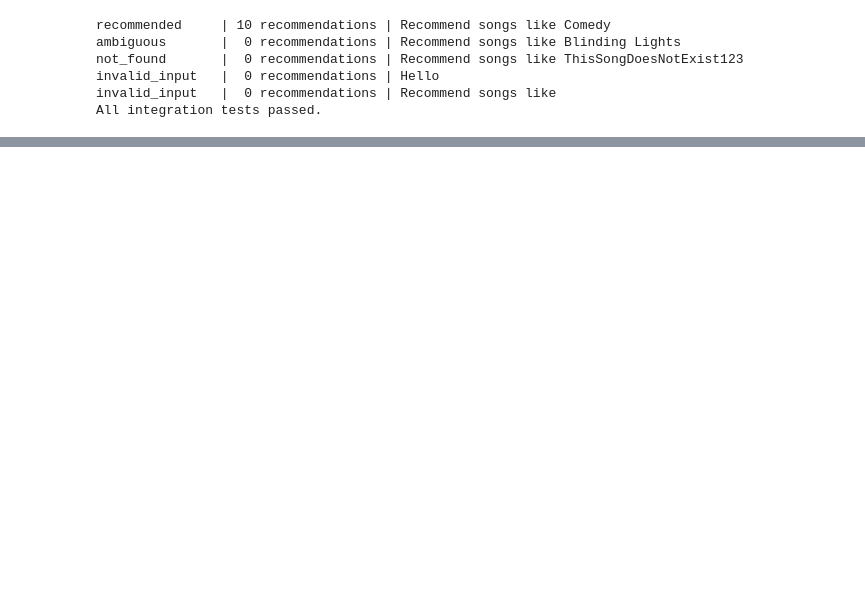
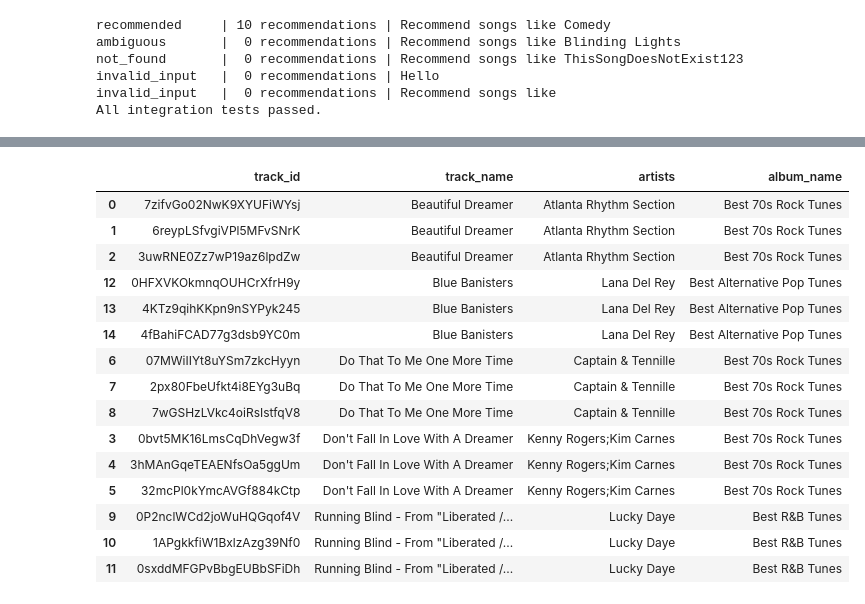
Before and after one commit to samyak-anand/song-recommendations-, a Jupyter notebook: lg_example/02_langgraph_song_lookup.ipynb, the cells around one changed output, grey strips where cells are left out. Cells and saved outputs as stored; diff of their text form; code cells hidden in the pictures; blank space fills up the shorter version.

```diff
--- a/lg_example/02_langgraph_song_lookup.ipynb
+++ b/lg_example/02_langgraph_song_lookup.ipynb
@@ -357,0 +624,33 @@ All integration tests passed.
+# %%
+# Show sample duplicate records with their track IDs.
+
+sample_groups = duplicate_groups.head(5)[metadata_columns]
+
+sample_records = duplicate_records.merge(
+    sample_groups,
+    on=metadata_columns,
+    how="inner"
+)
+
+display(
+    sample_records[
+        ["track_id", "track_name", "artists", "album_name"]
+    ].sort_values(metadata_columns)
+)
+# %% [output]
+|  | track_id | track_name | artists | album_name |
+| 0 | 7zifvGo02NwK9XYUFiWYsj | Beautiful Dreamer | Atlanta Rhythm Section | Best 70s Rock Tunes |
+| 1 | 6reypLSfvgiVPl5MFvSNrK | Beautiful Dreamer | Atlanta Rhythm Section | Best 70s Rock Tunes |
+| 2 | 3uwRNE0Zz7wP19az6lpdZw | Beautiful Dreamer | Atlanta Rhythm Section | Best 70s Rock Tunes |
+| 12 | 0HFXVKOkmnqOUHCrXfrH9y | Blue Banisters | Lana Del Rey | Best Alternative Pop Tunes |
+| 13 | 4KTz9qihKKpn9nSYPyk245 | Blue Banisters | Lana Del Rey | Best Alternative Pop Tunes |
+| 14 | 4fBahiFCAD77g3dsb9YC0m | Blue Banisters | Lana Del Rey | Best Alternative Pop Tunes |
+| 6 | 07MWiIIYt8uYSm7zkcHyyn | Do That To Me One More Time | Captain & Tennille | Best 70s Rock Tunes |
+| 7 | 2px80FbeUfkt4i8EYg3uBq | Do That To Me One More Time | Captain & Tennille | Best 70s Rock Tunes |
+| 8 | 7wGSHzLVkc4oiRsIstfqV8 | Do That To Me One More Time | Captain & Tennille | Best 70s Rock Tunes |
+| 3 | 0bvt5MK16LmsCqDhVegw3f | Don't Fall In Love With A Dreamer | Kenny Rogers;Kim Carnes | Best 70s Rock Tunes |
+| 4 | 3hMAnGqeTEAENfsOa5ggUm | Don't Fall In Love With A Dreamer | Kenny Rogers;Kim Carnes | Best 70s Rock Tunes |
+| 5 | 32mcPl0kYmcAVGf884kCtp | Don't Fall In Love With A Dreamer | Kenny Rogers;Kim Carnes | Best 70s Rock Tunes |
+| 9 | 0P2nclWCd2joWuHQGqof4V | Running Blind - From "Liberated /... | Lucky Daye | Best R&B Tunes |
+| 10 | 1APgkkfiW1BxlzAzg39Nf0 | Running Blind - From "Liberated /... | Lucky Daye | Best R&B Tunes |
+| 11 | 0sxddMFGPvBbgEUBbSFiDh | Running Blind - From "Liberated /... | Lucky Daye | Best R&B Tunes |
```
Also changed, not shown: parts of 27 cells of this notebook, 5 other files.
